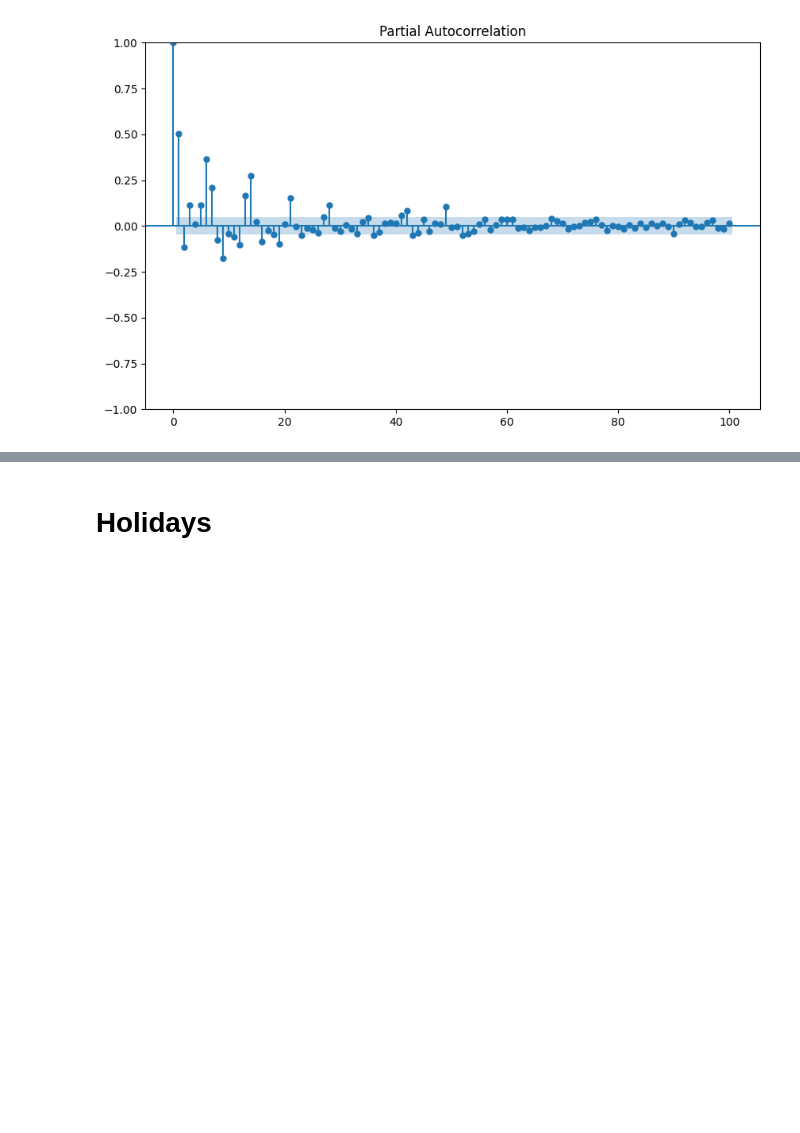
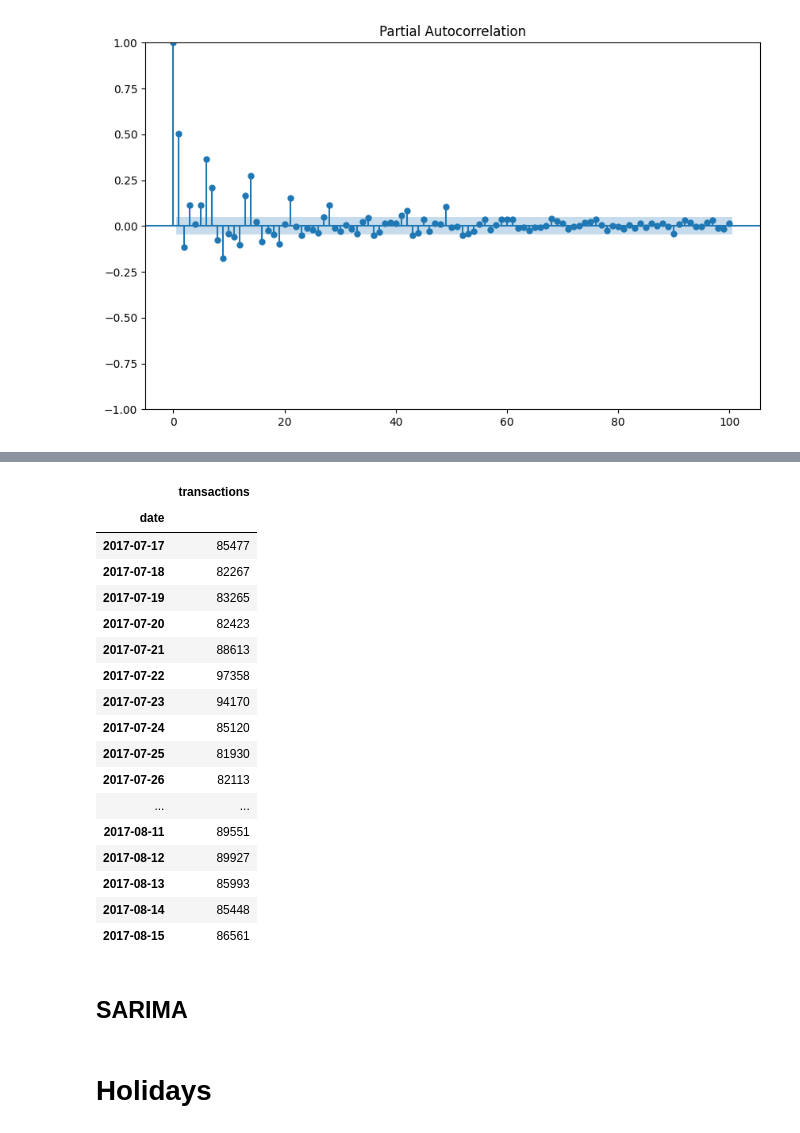
Before and after one commit to InspectorGoole/Sales-Demand-Forecast, a Jupyter notebook: forecast_transctn.ipynb, the cells around one changed output, grey strips where cells are left out. Cells and saved outputs as stored; diff of their text form; code cells hidden in the pictures; blank space fills up the shorter version.

```diff
--- a/forecast_transctn.ipynb
+++ b/forecast_transctn.ipynb
@@ -203,0 +258,3 @@ plt.show()
+# %%
+new_df = daily_trnsc.loc['2015-01-01':'2017-08-15']
+new_df.head()
@@ -203,0 +279,27 @@ plt.show()
+# %%
+# splitting the data into train and test
+
+test_days = 30
+train, test = new_df.iloc[:-test_days], new_df.iloc[-test_days:]
+test
+# %% [output]
+|  | transactions |
+| date |  |
+| 2017-07-17 | 85477 |
+| 2017-07-18 | 82267 |
+| 2017-07-19 | 83265 |
+| 2017-07-20 | 82423 |
+| 2017-07-21 | 88613 |
+| 2017-07-22 | 97358 |
+| 2017-07-23 | 94170 |
+| 2017-07-24 | 85120 |
+| 2017-07-25 | 81930 |
+| 2017-07-26 | 82113 |
+| ... | ... |
+| 2017-08-11 | 89551 |
+| 2017-08-12 | 89927 |
+| 2017-08-13 | 85993 |
+| 2017-08-14 | 85448 |
+| 2017-08-15 | 86561 |
+# %% [markdown]
+## SARIMA
```
Also changed, not shown: parts of 16 cells of this notebook.
